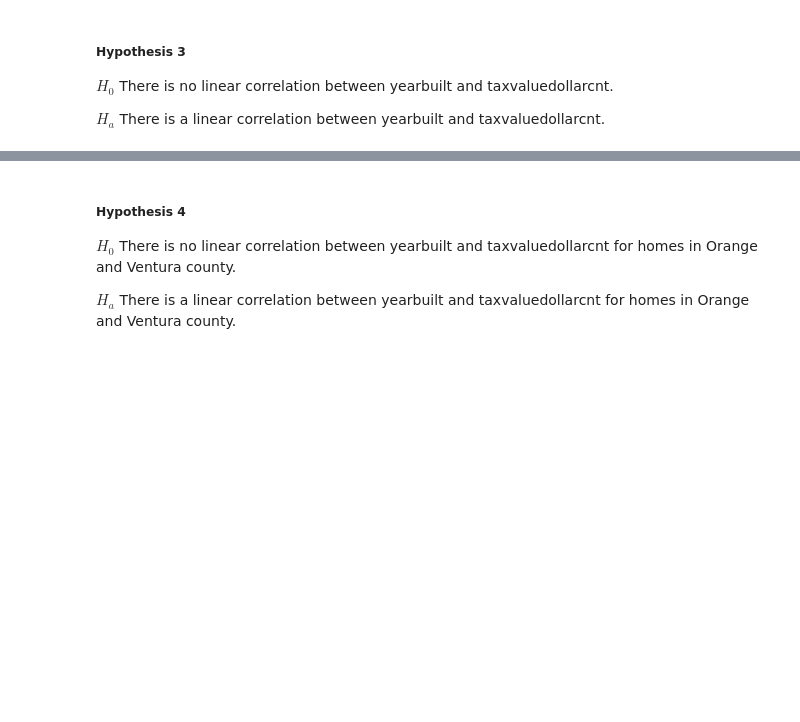
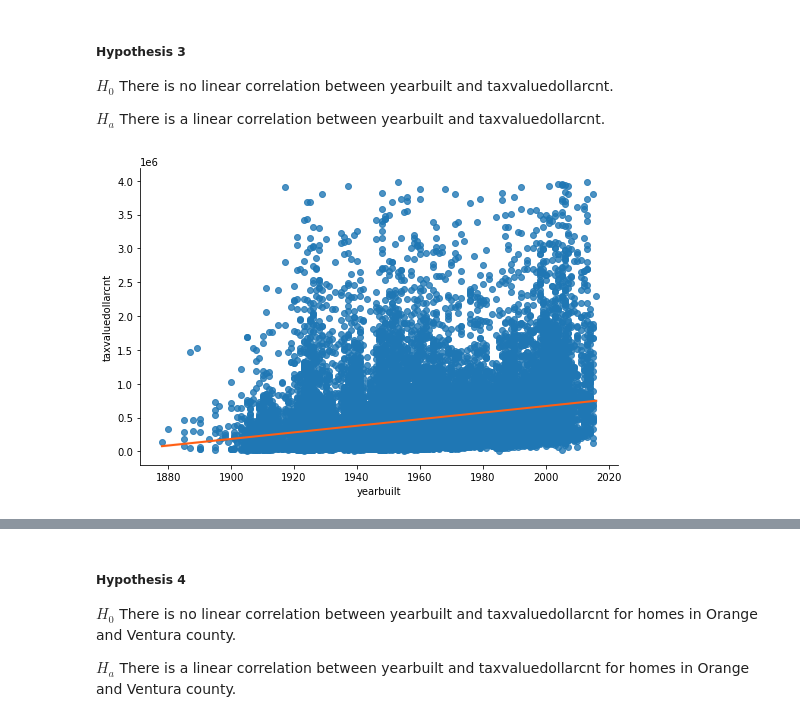
Before and after one commit to AndrewRachuig/zillow_regression_project, a Jupyter notebook: final_report.ipynb, the cells around one changed output, grey strips where cells are left out. Saved outputs shown, nothing was run; the diff lists cells and outputs as text; code cells hidden in the pictures; blank space fills up the shorter version.

```diff
--- a/final_report.ipynb
+++ b/final_report.ipynb
@@ -203,6 +205,11 @@ I reject the null hypothesis. There is a statistically significant linear correl
 $H_{0}$ There is no linear correlation between yearbuilt and taxvaluedollarcnt.
 
 $H_{a}$ There is a linear correlation between yearbuilt and taxvaluedollarcnt.
+# %%
+sns.lmplot(x = 'yearbuilt', y = 'taxvaluedollarcnt', data = train, line_kws={'color': '#FF5E13', 'linewidth': 2},  height=5, aspect=1.5)
+plt.show()
+# %% [output]
+[figure, added]
 # %%
 corr, p = stats.pearsonr(train.yearbuilt, train.taxvaluedollarcnt)
 p < alpha, corr
```
Also changed, not shown: parts of 34 cells of this notebook.
